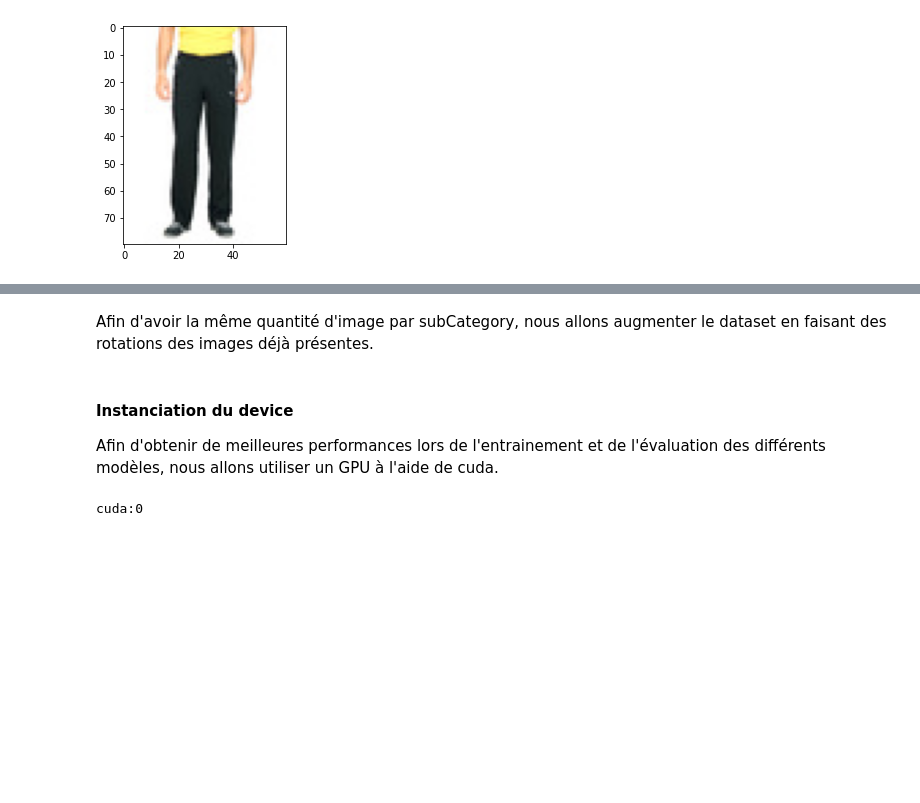
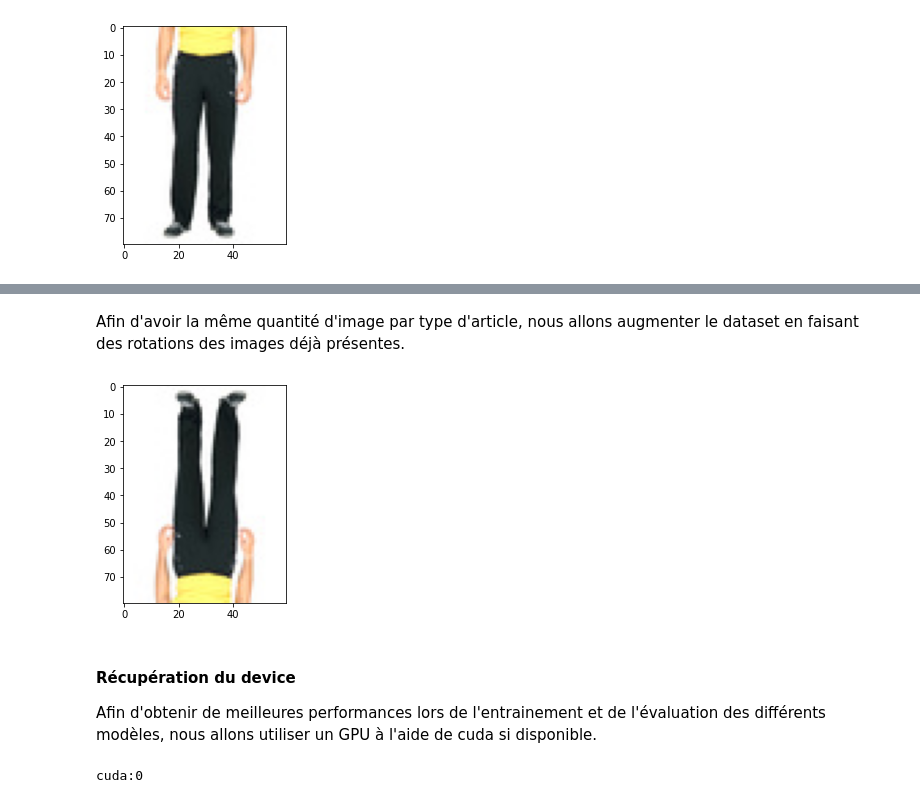
Before and after one commit to KontainPluton/TPs_Artificial_Neural_Network, a Jupyter notebook: Projet/Projet_Fashion.ipynb, the cells around one changed output, grey strips where cells are left out. Drawn from its saved outputs; the diff is of its cells as text; code cells hidden in the pictures; blank space fills up the shorter version.

```diff
--- a/Projet/Projet_Fashion.ipynb
+++ b/Projet/Projet_Fashion.ipynb
@@ -189,30 +209,40 @@ Number of classes : 24
 # %% [markdown]
-Afin d'avoir la même quantité d'image par subCategory, nous allons augmenter le dataset en faisant des rotations des images déjà présentes.
+Afin d'avoir la même quantité d'image par type d'article, nous allons augmenter le dataset en faisant des rotations des images déjà présentes.
 # %%
-def random_rotation(image):
-    return torch.transforms.RandomRotation.get_params(degrees=(-180, 180))(image)
+#TO DO
+#def random_rotation(image):
+#    return torch.transforms.RandomRotation.get_params(degrees=(-180, 180))(image)
 
 def mirrorHorizontal(image):
     return torchvision.transforms.RandomHorizontalFlip(p=1)(image)
 
 def mirrorVertical(image):
     return torchvision.transforms.RandomVerticalFlip(p=1)(image)
 
 
 def random_image(image):
-    image = random_rotation(image)
+    #image = random_rotation(image)
     image = mirrorHorizontal(image)
     image = mirrorVertical(image)
     return image
 
-image = cv2.imread("fashion-dataset-small/images/18000.jpg")
+image = Image.open("fashion-dataset-small/images/18000.jpg")
 rand_image = random_image(image)
 plt.imshow(rand_image)
 plt.show()
+
+# #Augmentation dataset with random image
+# for i in range(len(df)):
+#     if not os.path.exists("fashion-dataset-small/images/" + str(df.iloc[i, 0]) + "_rand.jpg"):
+#         image = Image.open("fashion-dataset-small/images/" + str(df.iloc[i, 0]) + ".jpg")
+#         rand_image = random_image(image)
+#         rand_image.save("fashion-dataset-small/images/" + str(df.iloc[i, 0]) + "_rand.jpg")
+# %% [output]
+[figure, added]
 # %% [markdown]
-#### Instanciation du device
+#### Récupération du device
 
-Afin d'obtenir de meilleures performances lors de l'entrainement et de l'évaluation des différents modèles, nous allons utiliser un GPU à l'aide de cuda.
+Afin d'obtenir de meilleures performances lors de l'entrainement et de l'évaluation des différents modèles, nous allons utiliser un GPU à l'aide de cuda si disponible.
 # %%
 device = torch.device('cuda:0' if torch.cuda.is_available() else 'cpu') # Select the device
 print(device)
```
Also changed, not shown: parts of 43 cells of this notebook.
